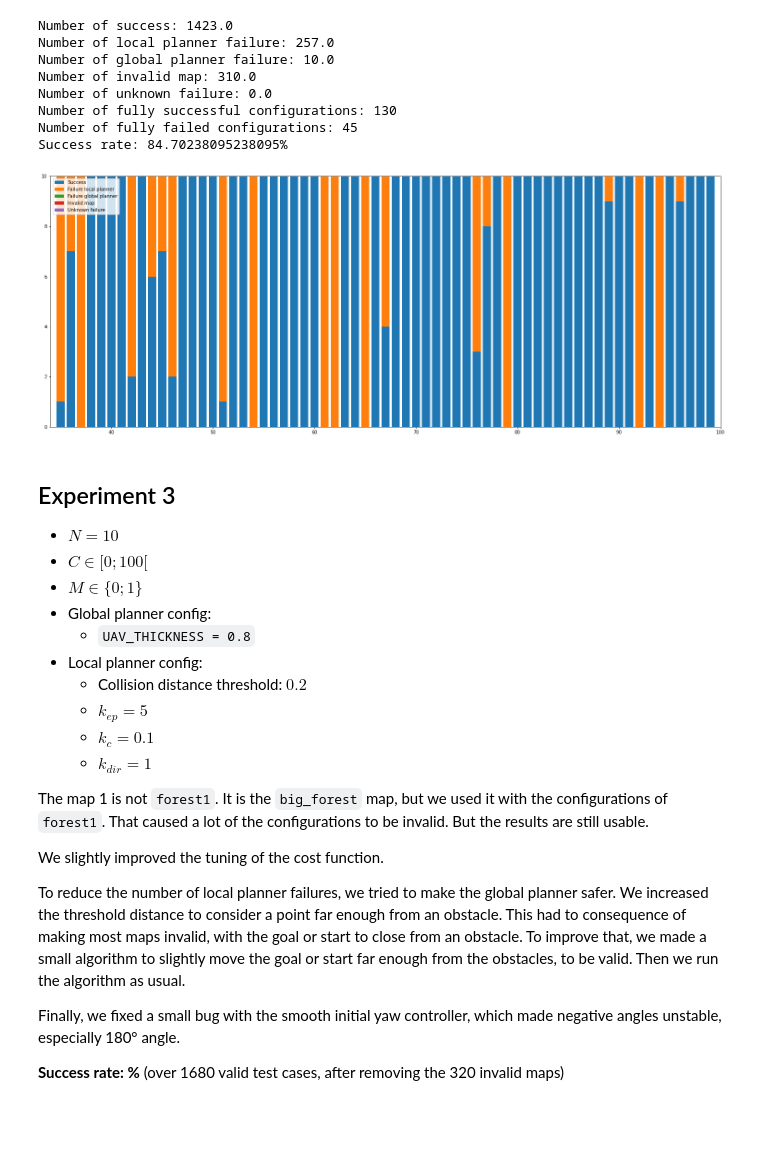
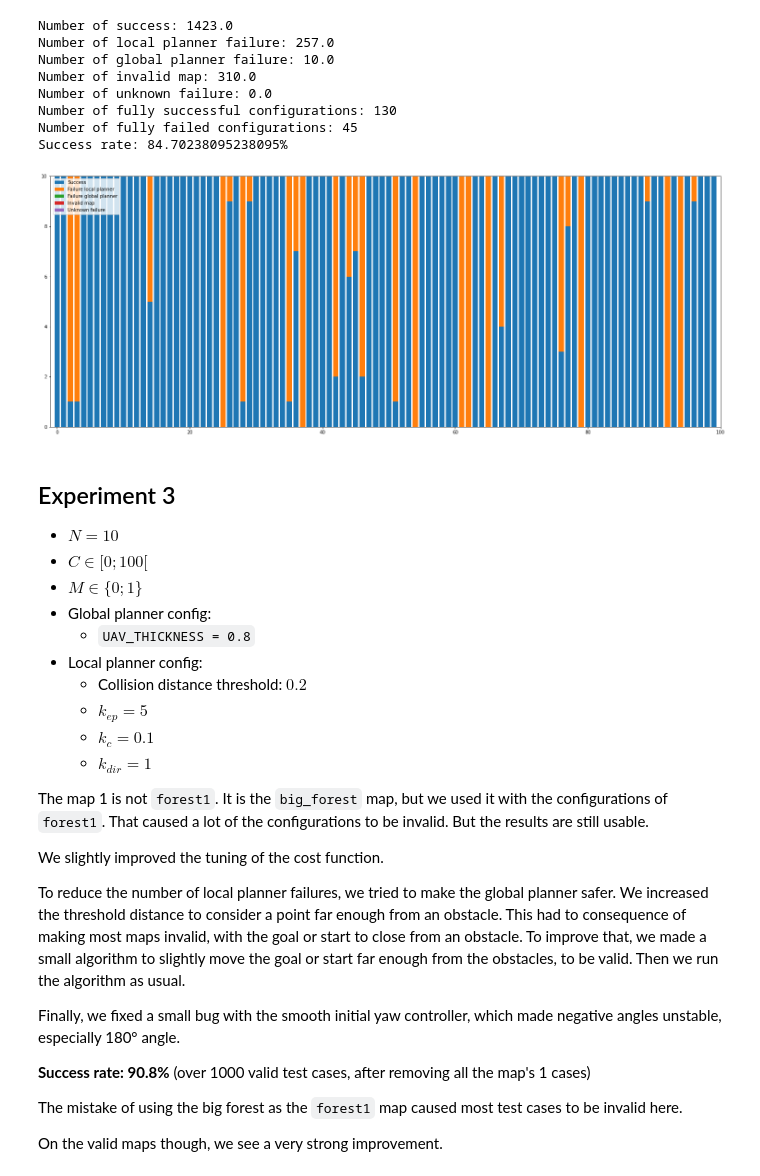
Before and after one commit to rhidra/autopilot, a Jupyter notebook: analysis/traj_evaluate/success_analysis.ipynb, the cells around one changed output. Cells and saved outputs as stored; diff of their text form; code cells hidden in the pictures; blank space fills up the shorter version.

```diff
--- a/analysis/traj_evaluate/success_analysis.ipynb
+++ b/analysis/traj_evaluate/success_analysis.ipynb
@@ -116,18 +116,18 @@ Number of fully successful configurations: 130
 Number of fully failed configurations: 45
 Success rate: 84.70238095238095%
 # %%
-a, b = 35, 100
+a, b = 0, 100
 plt.figure(figsize=(26,10))
 plt.bar(np.arange(a, b), success2[a:b], label='Success')
 plt.bar(np.arange(a, b), failureLocal2[a:b], label='Failure local planner', bottom=success2[a:b])
 plt.bar(np.arange(a, b), failureGlobal2[a:b], label='Failure global planner', bottom=success2[a:b]+failureLocal2[a:b])
 plt.bar(np.arange(a, b), failureMap2[a:b], label='Invalid map', bottom=success2[a:b]+failureLocal2[a:b]+failureGlobal2[a:b])
 plt.bar(np.arange(a, b), invalid2[a:b], label='Unknown failure', bottom=success2[a:b]+failureLocal2[a:b]+failureGlobal2[a:b]+failureMap2[a:b])
 plt.legend()
 plt.xlim(a-1, b)
 plt.show()
 # %% [output]
-[figure, old version]
+[figure, new version]
 # %% [markdown]
 ## Experiment 3
 
@@ -151,4 +151,8 @@ To reduce the number of local planner failures, we tried to make the global plan
 
 Finally, we fixed a small bug with the smooth initial yaw controller, which made negative angles unstable, especially 180° angle.
 
-**Success rate: %** (over 1680 valid test cases, after removing the 320 invalid maps)
+**Success rate: 90.8%** (over 1000 valid test cases, after removing all the map's 1 cases)
+
+The mistake of using the big forest as the `forest1` map caused most test cases to be invalid here.
+
+On the valid maps though, we see a very strong improvement.
```
Also changed, not shown: parts of 3 cells of this notebook.
